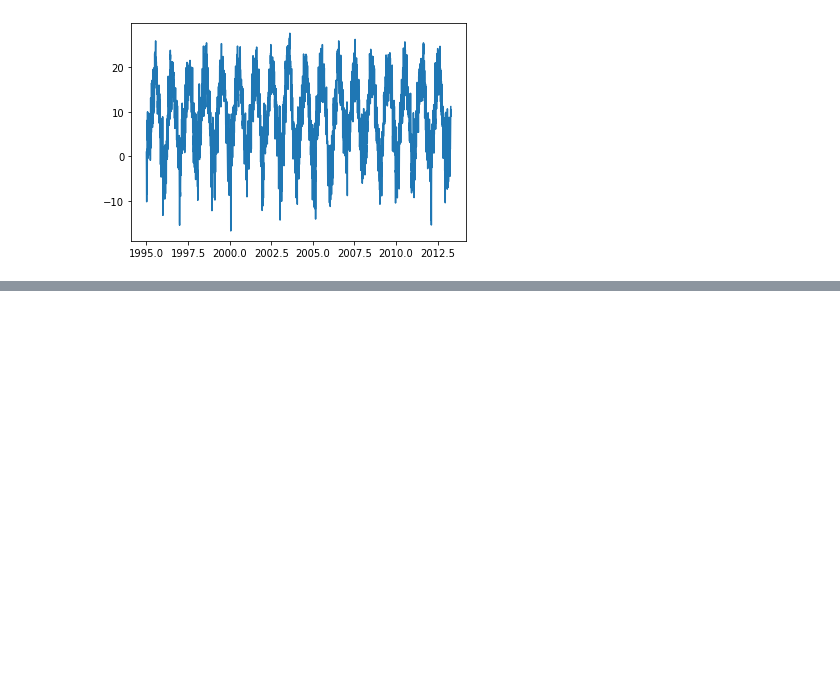
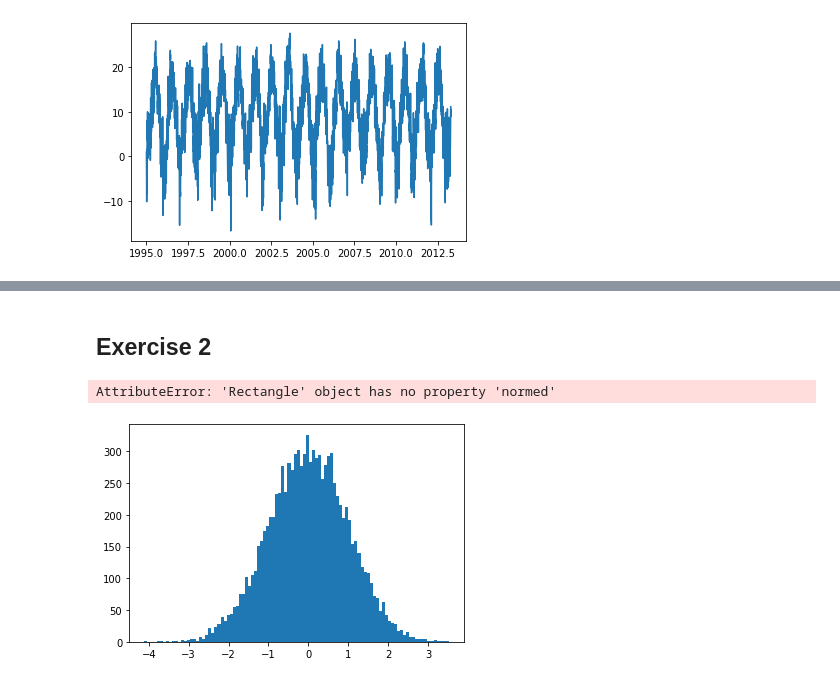
Before and after one commit to thanagno/Python-exercises, a Jupyter notebook: tmp.ipynb, the cells around one changed output, grey strips where cells are left out. Saved outputs shown, nothing was run; the diff lists cells and outputs as text; code cells hidden in the pictures; blank space fills up the shorter version.

```diff
--- a/tmp.ipynb
+++ b/tmp.ipynb
@@ -823,0 +889,15 @@ plt.plot(dn,xn)
+# %% [markdown]
+Exercise 2
+---
+# %%
+%matplotlib inline
+def gauss(x,amp,cent,sigma):
+    return amp*1./np.sqrt(2*np.pi)/sigma*np.exp(-0.5*(x-cent)**2/sigma** 2)
+
+v = np.random.normal(0, 1, 10000)
+h = plt.hist(v, bins=100, normed=True)
+x = np.linspace(-5, 5, 100)
+plt.plot(x, gauss(x, 700, 0, 1), color='red', lw=2)
+# %% [output]
+AttributeError: 'Rectangle' object has no property 'normed'
+[figure, added]
```
Also changed, not shown: parts of 132 cells of this notebook.
